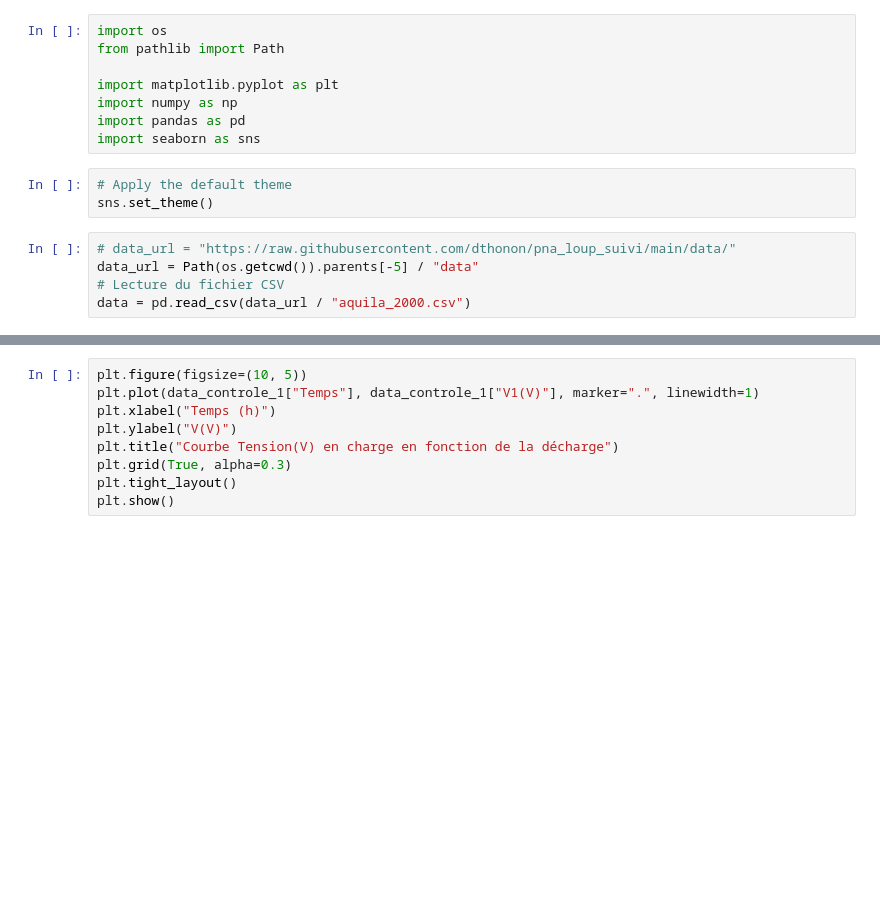
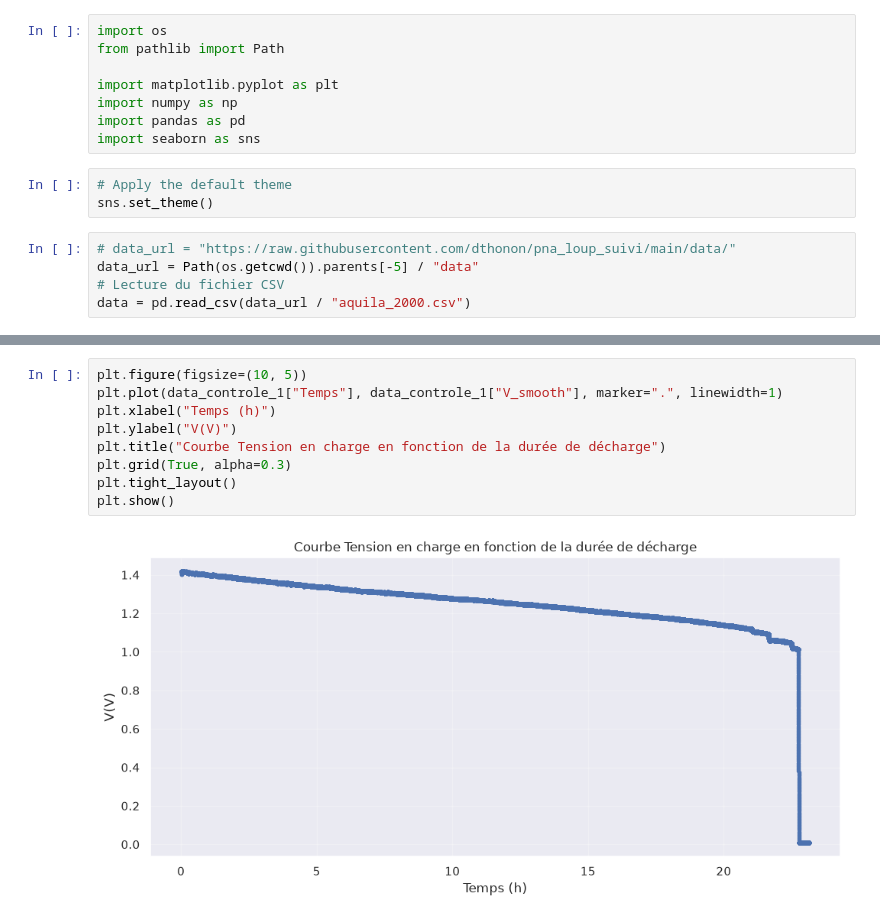
Before and after one commit to dthonon/testeur_batterie, a Jupyter notebook: notebook/Courbes.ipynb, the cells around one changed output, grey strips where cells are left out. Cells and saved outputs as stored; diff of their text form; blank space fills up the shorter version.

```diff
--- a/notebook/Courbes.ipynb
+++ b/notebook/Courbes.ipynb
@@ -92,9 +80,11 @@ plt.show()
 # %%
 plt.figure(figsize=(10, 5))
-plt.plot(data_controle_1["Temps"], data_controle_1["V1(V)"], marker=".", linewidth=1)
+plt.plot(data_controle_1["Temps"], data_controle_1["V_smooth"], marker=".", linewidth=1)
 plt.xlabel("Temps (h)")
 plt.ylabel("V(V)")
-plt.title("Courbe Tension(V) en charge en fonction de la décharge")
+plt.title("Courbe Tension en charge en fonction de la durée de décharge")
 plt.grid(True, alpha=0.3)
 plt.tight_layout()
 plt.show()
+# %% [output]
+[figure, added]
```
Also changed, not shown: parts of 6 cells of this notebook.
